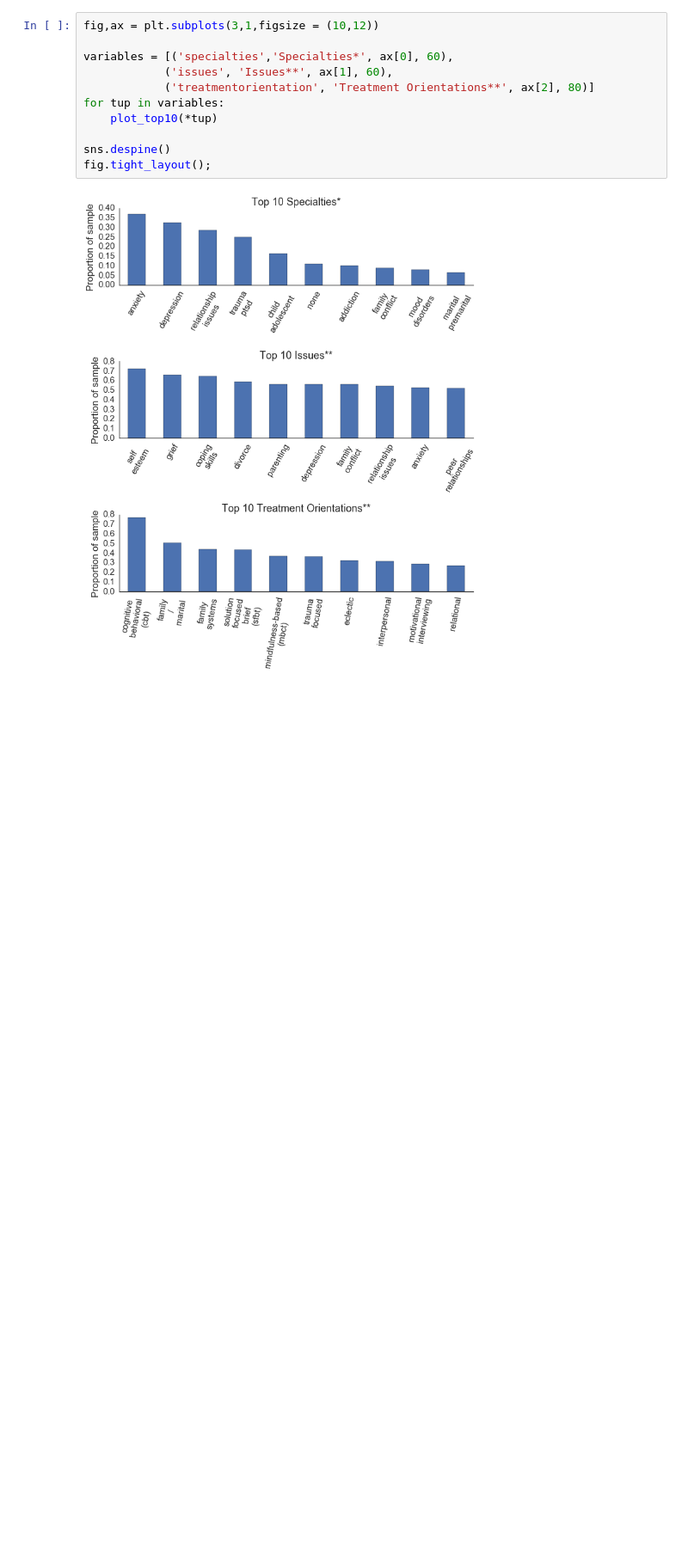
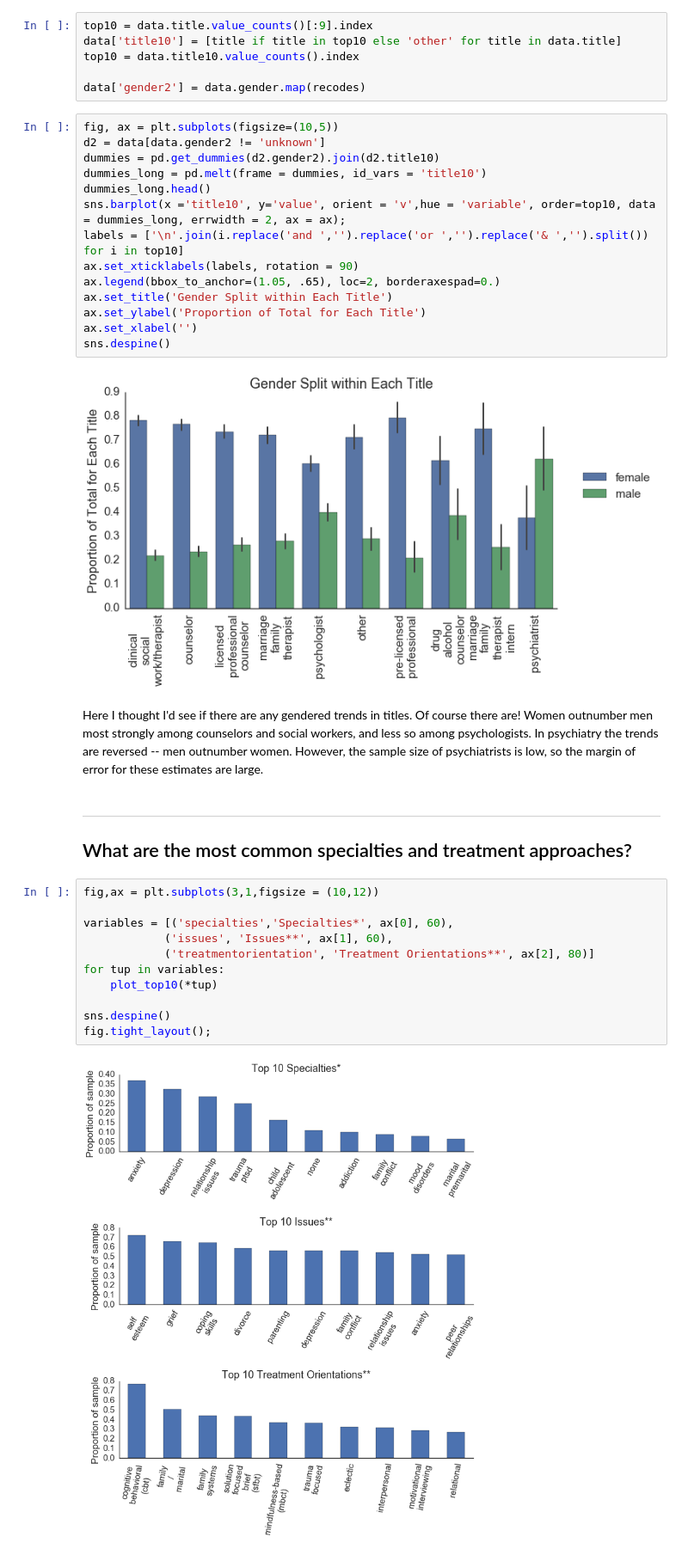
Before and after one commit to stevenfelix/PsychologyToday, a Jupyter notebook: blog - who are PT therapists?/who are PT therapists.ipynb, the cells around one changed output. Shown at 86% size. Drawn from its saved outputs; the diff is of its cells as text; blank space fills up the shorter version.

```diff
--- a/blog - who are PT therapists?/who are PT therapists.ipynb
+++ b/blog - who are PT therapists?/who are PT therapists.ipynb
@@ -118,3 +130,31 @@ fig.tight_layout();
+# %%
+top10 = data.title.value_counts()[:9].index
+data['title10'] = [title if title in top10 else 'other' for title in data.title]
+top10 = data.title10.value_counts().index
+
+data['gender2'] = data.gender.map(recodes)
+# %%
+fig, ax = plt.subplots(figsize=(10,5))
+d2 = data[data.gender2 != 'unknown']
+dummies = pd.get_dummies(d2.gender2).join(d2.title10)
+dummies_long = pd.melt(frame = dummies, id_vars = 'title10')
+dummies_long.head()
+sns.barplot(x ='title10', y='value', orient = 'v',hue = 'variable', order=top10, data = dummies_long, errwidth = 2, ax = ax);
+labels = ['\n'.join(i.replace('and ','').replace('or ','').replace('& ','').split()) for i in top10]
+ax.set_xticklabels(labels, rotation = 90)
+ax.legend(bbox_to_anchor=(1.05, .65), loc=2, borderaxespad=0.)
+ax.set_title('Gender Split within Each Title')
+ax.set_ylabel('Proportion of Total for Each Title')
+ax.set_xlabel('')
+sns.despine()
+# %% [output]
+[figure, added]
+# %% [markdown]
+Here I thought I'd see if there are any gendered trends in titles. Of course there are! Women outnumber men most strongly among counselors and social workers, and less so among psychologists. In psychiatry the trends are reversed -- men outnumber women. However, the sample size of psychiatrists is low, so the margin of error for these estimates are large.
+# %% [markdown]
+-----------
+
+## What are the most common specialties and treatment approaches?
 # %%
 fig,ax = plt.subplots(3,1,figsize = (10,12))
 
```
Also changed, not shown: parts of 22 cells of this notebook, 1 other file.
